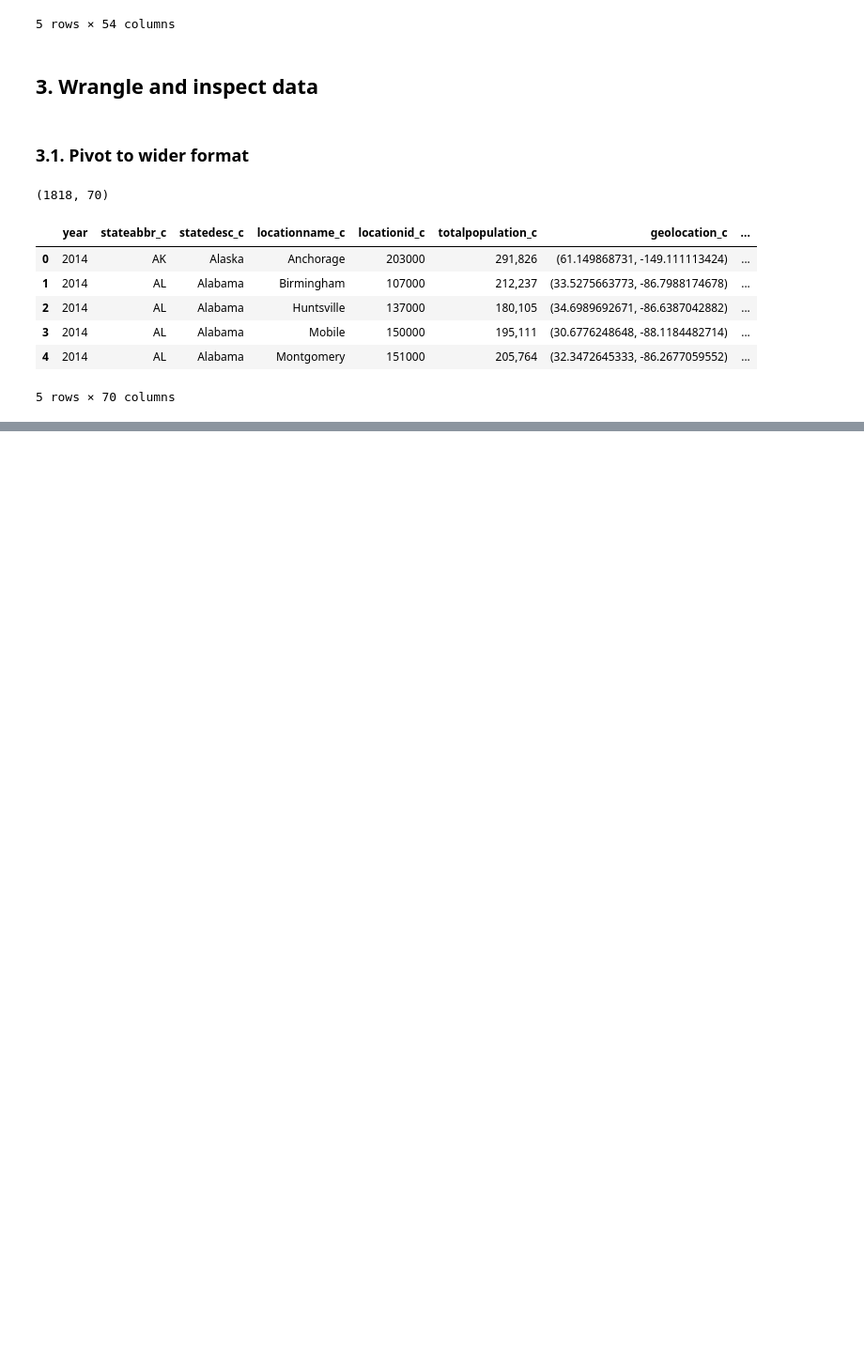
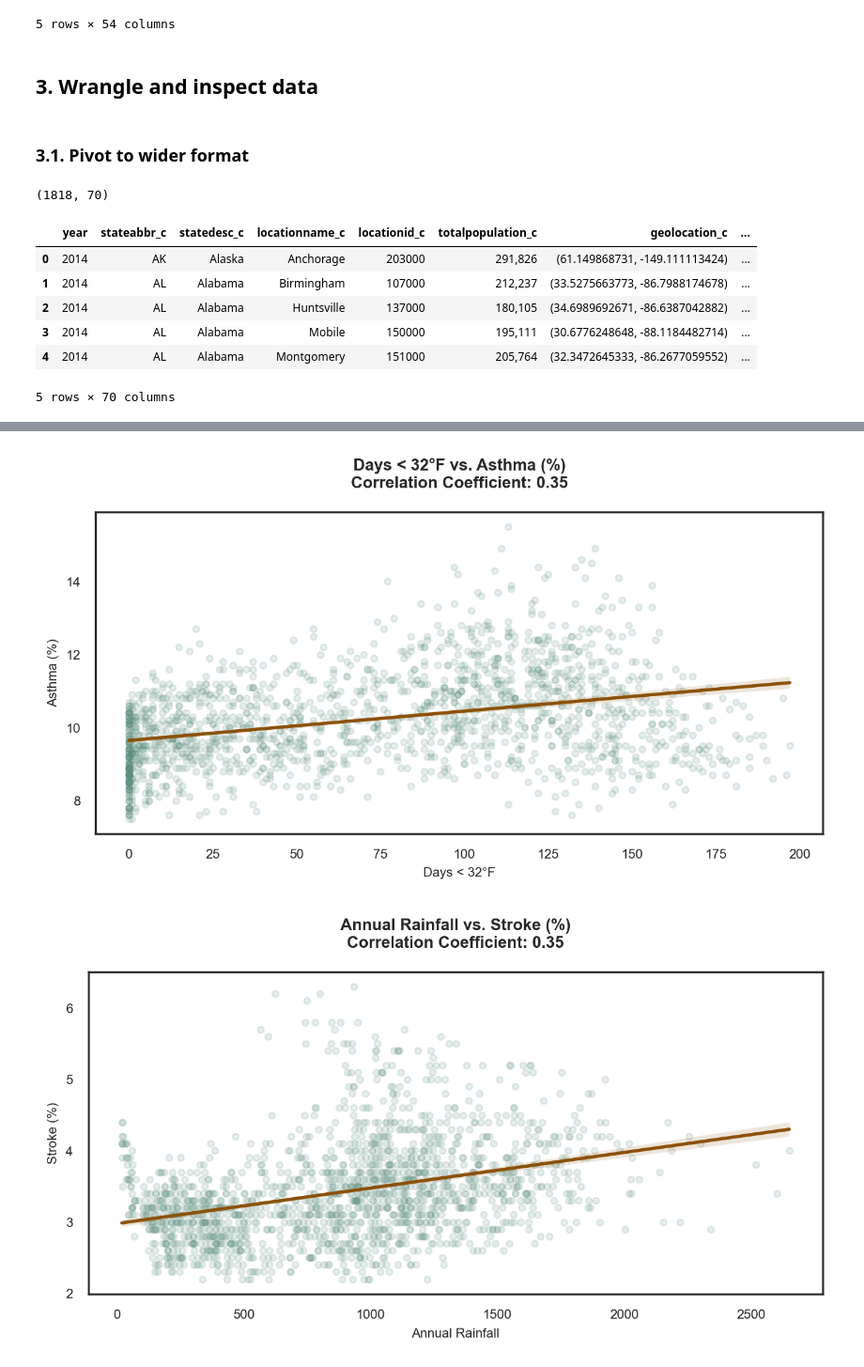
Before and after one commit to hertie-dsa-26/project-krasss, a Jupyter notebook: EDA/eda_bivariate.ipynb, the cells around one changed output, grey strips where cells are left out. Shown at 94% size. Drawn from its saved outputs; the diff is of its cells as text; code cells hidden in the pictures; blank space fills up the shorter version.

```diff
--- a/EDA/eda_bivariate.ipynb
+++ b/EDA/eda_bivariate.ipynb
@@ -133,0 +228,33 @@ Index(['year', 'stateabbr_c', 'statedesc_c', 'locationname_c', 'locationid_c',
+# %%
+top_pairs = [
+    ('dt32_n', 'data_value_cCASTHMA'),
+    ('prcp_n', 'data_value_cSTROKE'),
+    ('dx90_n', 'data_value_cCASTHMA')
+]
+
+sns.set(style="white", font_scale=1.1)
+
+for x, y in top_pairs:
+
+    plt.figure(figsize=(7, 4))
+
+    sns.regplot(data=df_pivot, x=x, y=y,
+                scatter_kws={'alpha':0.15, 's':15, 'color':'#5b8e7d'},
+                line_kws={'color':'#8c510a', 'lw':2})
+
+    r_value = df_pivot[x].corr(df_pivot[y])
+
+    plt.title(f"{rename_dict[x]} vs. {rename_dict[y]}\nCorrelation Coefficient: {r_value:.2f}",
+              fontsize=10, weight='bold', pad=15)
+
+    plt.xlabel(rename_dict[x], fontsize=8)
+    plt.ylabel(rename_dict[y], fontsize=8)
+
+    plt.xticks(fontsize=8)
+    plt.yticks(fontsize=8)
+
+    plt.tight_layout()
+    plt.show()
+# %% [output]
+[figure, added]
+[figure, added]
```
Also changed, not shown: parts of 35 cells of this notebook, 2 other files.
